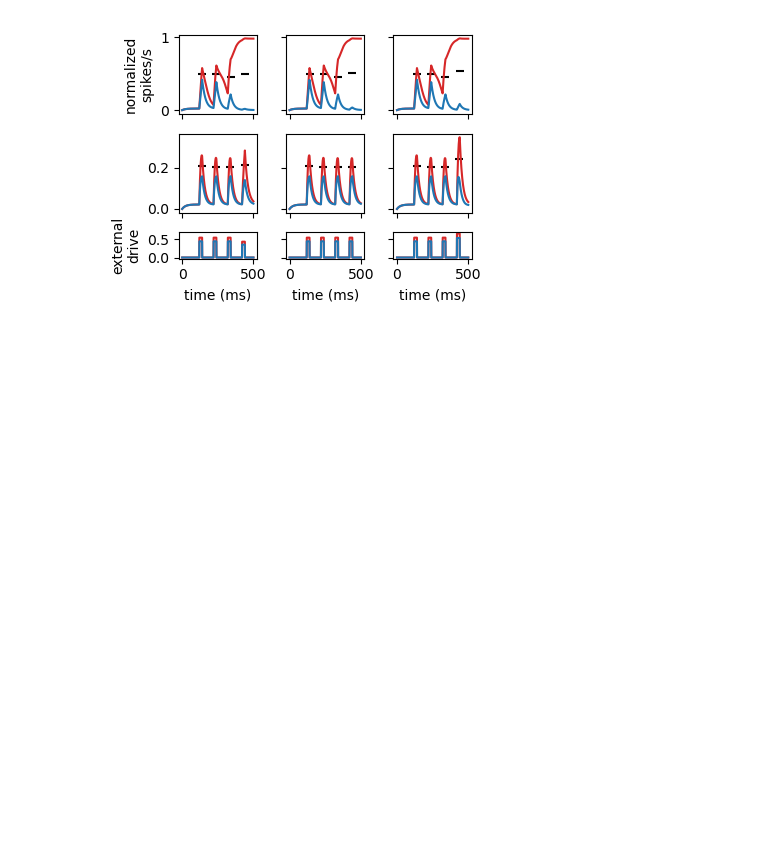
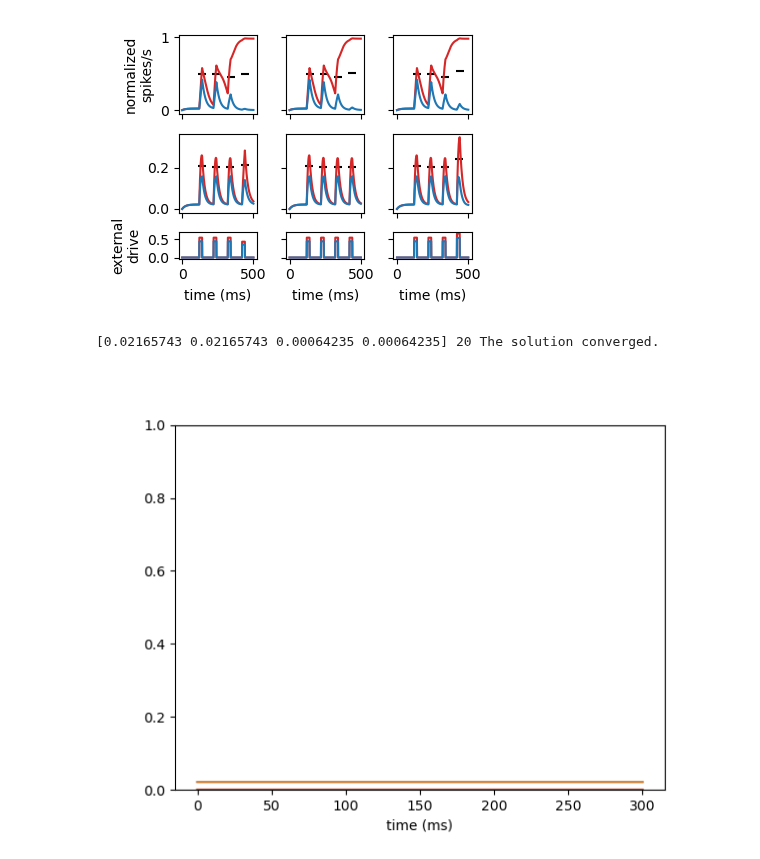
Before and after one commit to rythorpe/dev_detect_wc, a Jupyter notebook: phase_diagram.ipynb, the cells around one changed output. Saved outputs shown, nothing was run; the diff lists cells and outputs as text; code cells hidden in the pictures; blank space fills up the shorter version.

Commit message:
add phase diagram plot

```diff
--- a/phase_diagram.ipynb
+++ b/phase_diagram.ipynb
@@ -156,3 +159,58 @@ axes[0].plot(times, inhib[:, 0], color=colors[0])
 axes[0].plot(times, inhib[:, 1], color=colors[1])
 axes[1].plot(inhib[:, 1], inhib[:, 0])
 plt.show()
+# %%
+# find fixed points
+I = 0.01 * np.ones((4,))
+thresh = 0.5
+thresh_2 = 0.5
+steepness = 8
+steepness_2 = 15
+
+def func_roots(x):
+    x = np.array(x)  # convert to array if not one already
+    return (dxdt_v2(x, w, inj_excite=I, thresh=thresh, thresh_2=thresh_2,
+                    steepness=steepness, steepness_2=steepness_2),
+            jacobian(x, w, inj_excite=I, thresh=thresh, thresh_2=thresh_2,
+                     steepness=steepness, steepness_2=steepness_2))
+
+# plot Jacobian over mulitple values of x_0 -> look for roots visually
+# domain = np.linspace(0, 1, 100)
+# J_0 = list()
+# for x_0 in domain:
+#     J_0.append(func_roots(x_0))
+# plt.figure()
+# plt.plot(domain, J_0)
+
+# find roots numerically
+sol = optimize.root(func_roots, x0=[0.5, 0.5, 0.5, 0.5], method='hybr',
+                    tol=1e-10, jac=True)
+print(sol.x, sol.nfev, sol.message)
+# %% [output]
+[0.02165743 0.02165743 0.00064235 0.00064235] 20 The solution converged.
+# %%
+# sanity check: make sure state remains constant at the estimated fixed point
+dt = 0.01  # ms
+tstop = 300  # ms
+times = np.arange(0, tstop + dt, dt)
+x = np.zeros((len(times), 4))
+
+# set initial state
+x[0, :] = sol.x
+# x[0, :] = [0.12165743, 0.72165743, 0.00064235, 0.00064235]
+
+for t_idx, time in enumerate(times):
+    if t_idx > 0:
+        dx = dxdt_v2(x[t_idx - 1, :], w, inj_excite=I,
+                     thresh=thresh, thresh_2=thresh_2,
+                     steepness=steepness, steepness_2=steepness_2) * dt
+        x[t_idx, :] = x[t_idx - 1, :] + dx
+
+# plot trajetory - it should flatline indicating the state is at a fixed point
+fig, axes = plt.subplots(1, 1, sharex=True)
+axes.plot(times, x, alpha=0.8)
+axes.set_ylim([0, 1])
+axes.set_xlabel('time (ms)')
+plt.show()
+# %% [output]
+[figure, added]
```
Also changed, not shown: parts of 4 cells of this notebook, 1 other file.
